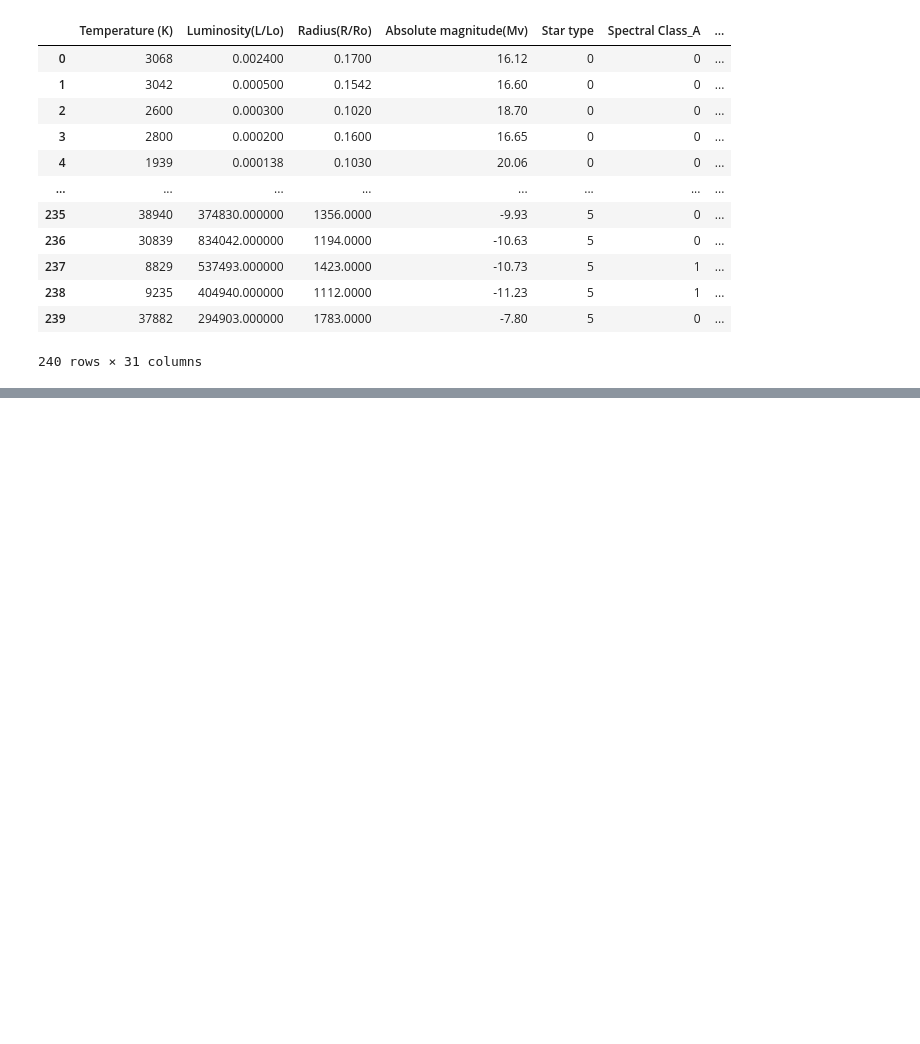
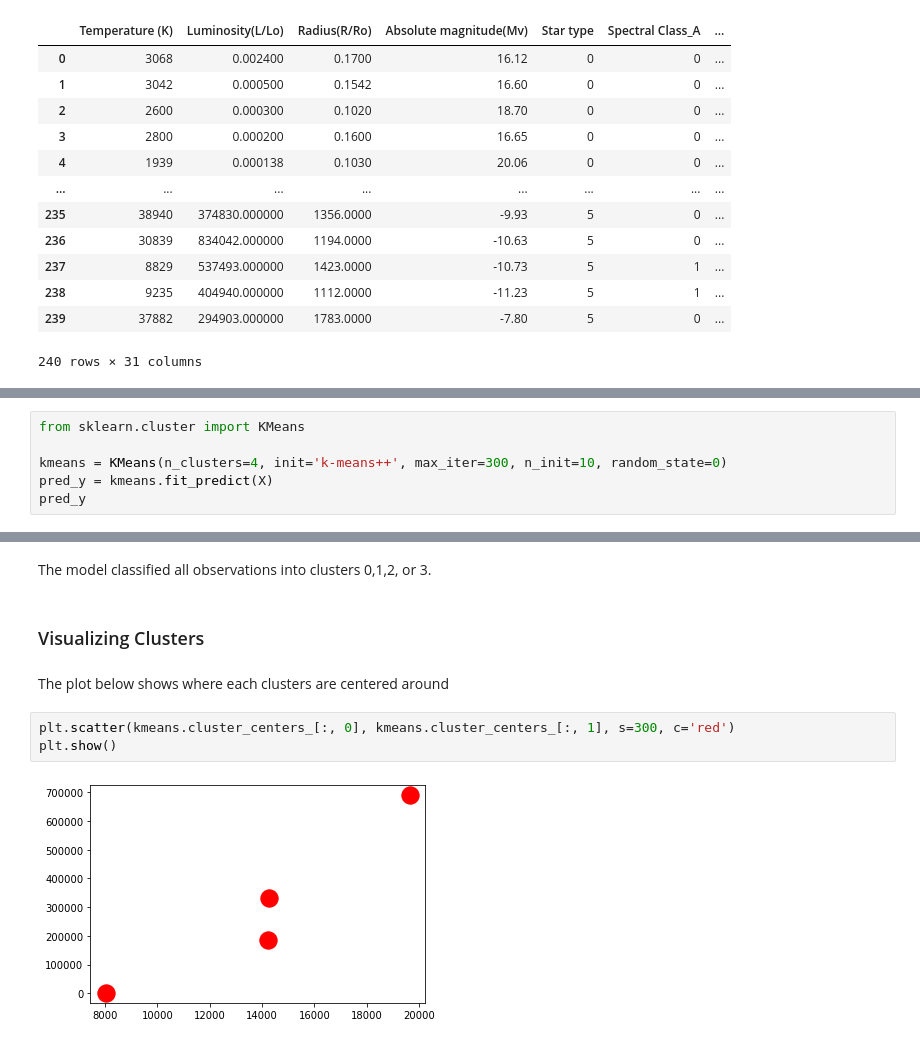
Before and after one commit to riz734/Classifying-Star-Types-and-Space-Observations, a Jupyter notebook: classifyng_stars.ipynb, the cells around one changed output, grey strips where cells are left out. Saved outputs shown, nothing was run; the diff lists cells and outputs as text; blank space fills up the shorter version.

```diff
--- a/classifyng_stars.ipynb
+++ b/classifyng_stars.ipynb
@@ -95,0 +113,6 @@ y = stars_dummy_df[["Star type"]]
+# %%
+from sklearn.cluster import KMeans
+
+kmeans = KMeans(n_clusters=4, init='k-means++', max_iter=300, n_init=10, random_state=0)
+pred_y = kmeans.fit_predict(X)
+pred_y
@@ -95,0 +131,11 @@ y = stars_dummy_df[["Star type"]]
+# %% [markdown]
+The model classified all observations into clusters 0,1,2, or 3.
+# %% [markdown]
+### Visualizing Clusters
+# %% [markdown]
+The plot below shows where each clusters are centered around
+# %%
+plt.scatter(kmeans.cluster_centers_[:, 0], kmeans.cluster_centers_[:, 1], s=300, c='red')
+plt.show()
+# %% [output]
+[figure, added]
```
Also changed, not shown: parts of 16 cells of this notebook.
